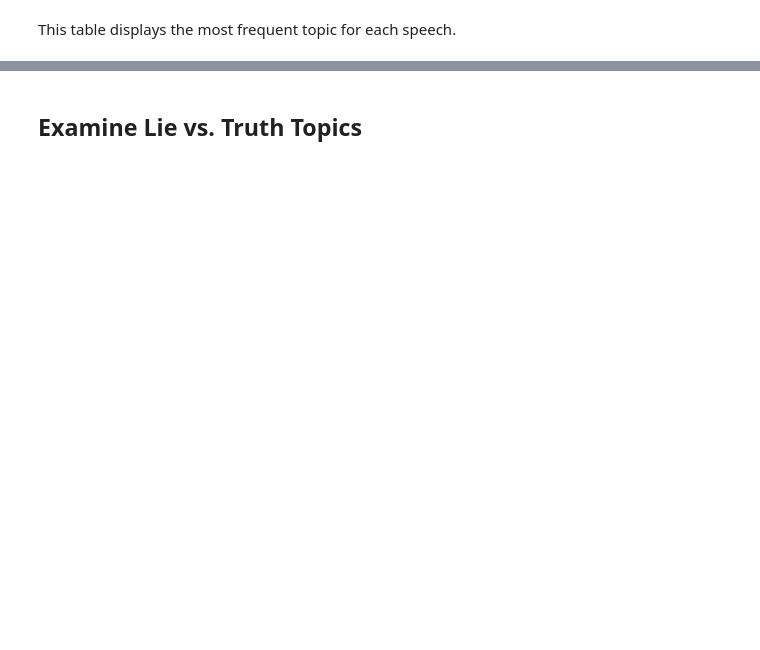
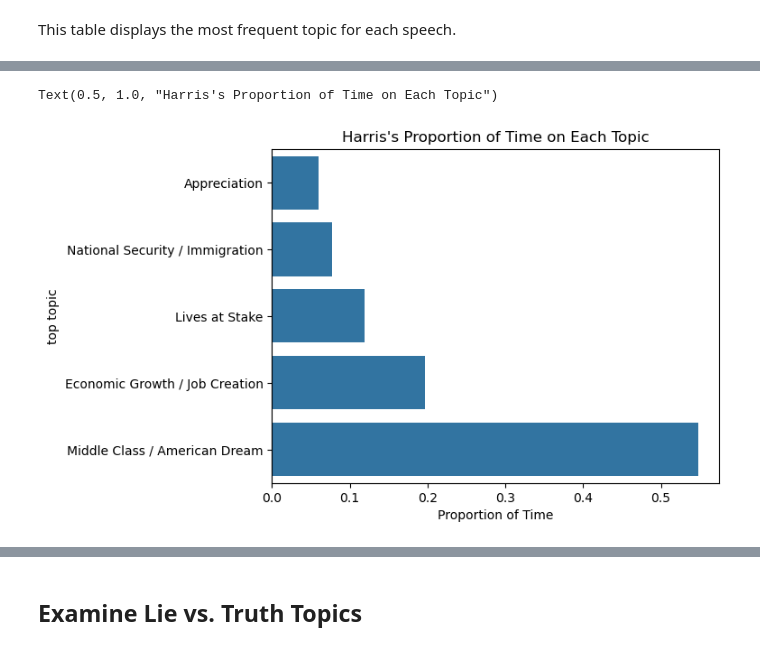
Before and after one commit to femkemunting/mis284n_final_project, a Jupyter notebook: topic_modeling.ipynb, the cells around one changed output, grey strips where cells are left out. Cells and saved outputs as stored; diff of their text form; code cells hidden in the pictures; blank space fills up the shorter version.

```diff
--- a/topic_modeling.ipynb
+++ b/topic_modeling.ipynb
@@ -310,0 +339,12 @@ plt.tight_layout()
+# %%
+# proportion of overall time talked about each topic
+mask = clip_transcripts['Speaker'] == 'Kamala Harris'
+total_time = len(clip_transcripts[mask]) * 30 /60
+prop_time = clip_transcripts[mask].groupby('top topic')['Chunk Number'].count() * 30 /60 / total_time
+prop_time = prop_time.sort_values()
+sns.barplot(y= prop_time.index, x = prop_time.values)
+plt.xlabel('Proportion of Time')
+plt.title('Harris\'s Proportion of Time on Each Topic')
+# %% [output]
+Text(0.5, 1.0, "Harris's Proportion of Time on Each Topic")
+[figure, added]
```
Also changed, not shown: parts of 17 cells of this notebook.
